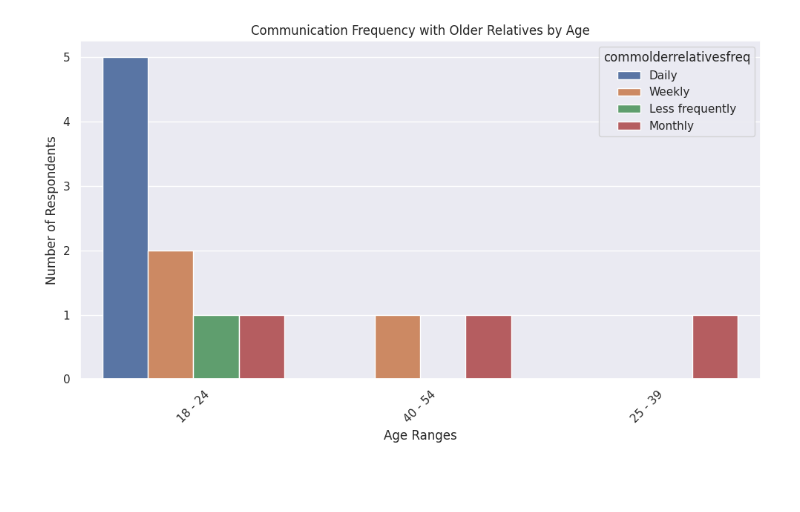
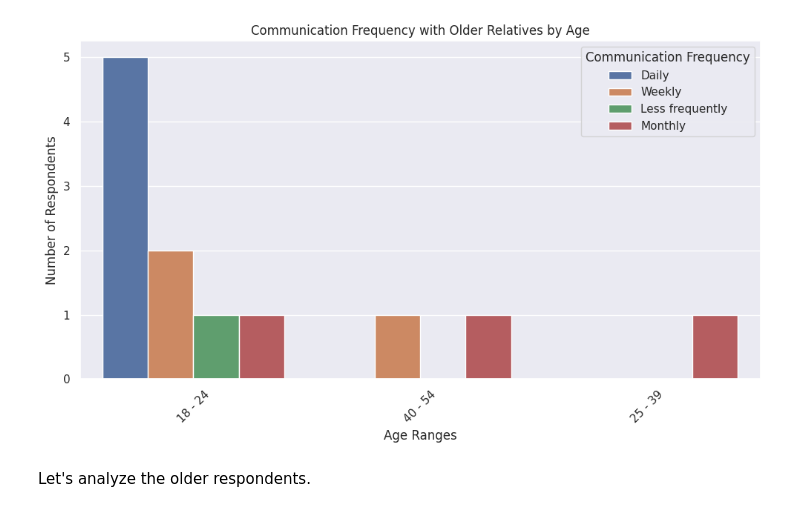
Before and after one commit to neekrich/Flikshop, a Jupyter notebook: FlikshopSurveyResults_Elderly.ipynb, the cells around one changed output. Cells and saved outputs as stored; diff of their text form; code cells hidden in the pictures; blank space fills up the shorter version.

```diff
--- a/FlikshopSurveyResults_Elderly.ipynb
+++ b/FlikshopSurveyResults_Elderly.ipynb
@@ -16,5 +16,5 @@ Saving CategorizedFlikshopFieldResearchSurvey (Eldery Users & their Families) (R
 # %%
-df = pd.read_csv("CategorizedFlikshopFieldResearchSurvey (Eldery Users & their Families) (Responses) - Form Responses 1 (2).csv")
+df = pd.read_csv("UpdatedCategorizedFlikshopFieldResearchSurvey (Eldery Users & their Families) (Responses) - Form Responses 1.csv")
 df.rename(columns=lambda x: x[0].lower() + x.strip().lower().replace(' ', '_')[1:], inplace=True)
 df = df.convert_dtypes()
 df
@@ -40,21 +59,25 @@ df
 # %%
 sns.set_theme()
 sns.set_context("notebook")
 
 younger_surveys = df.head(12)
 age_counts = younger_surveys['age'].value_counts().sort_values(ascending=False)
 ordered_ages_by_count = age_counts.index
 
 plt.figure(figsize=(10, 6))
 sns.countplot(data=younger_surveys, x='age', hue='commolderrelativesfreq', order=ordered_ages_by_count)
 plt.title('Communication Frequency with Older Relatives by Age')
 plt.xlabel('Age Ranges')
 plt.ylabel('Number of Respondents')
 plt.xticks(rotation=45)
+
+plt.legend(title='Communication Frequency', loc='upper right')
 plt.tight_layout()
 plt.show()
 # %% [output]
-[figure, old version]
+[figure, new version]
+# %% [markdown]
+Let's analyze the older respondents.
 # %%
 elder_surveys = df.tail(7)
 elder_surveys
```
Also changed, not shown: parts of 5 cells of this notebook.
